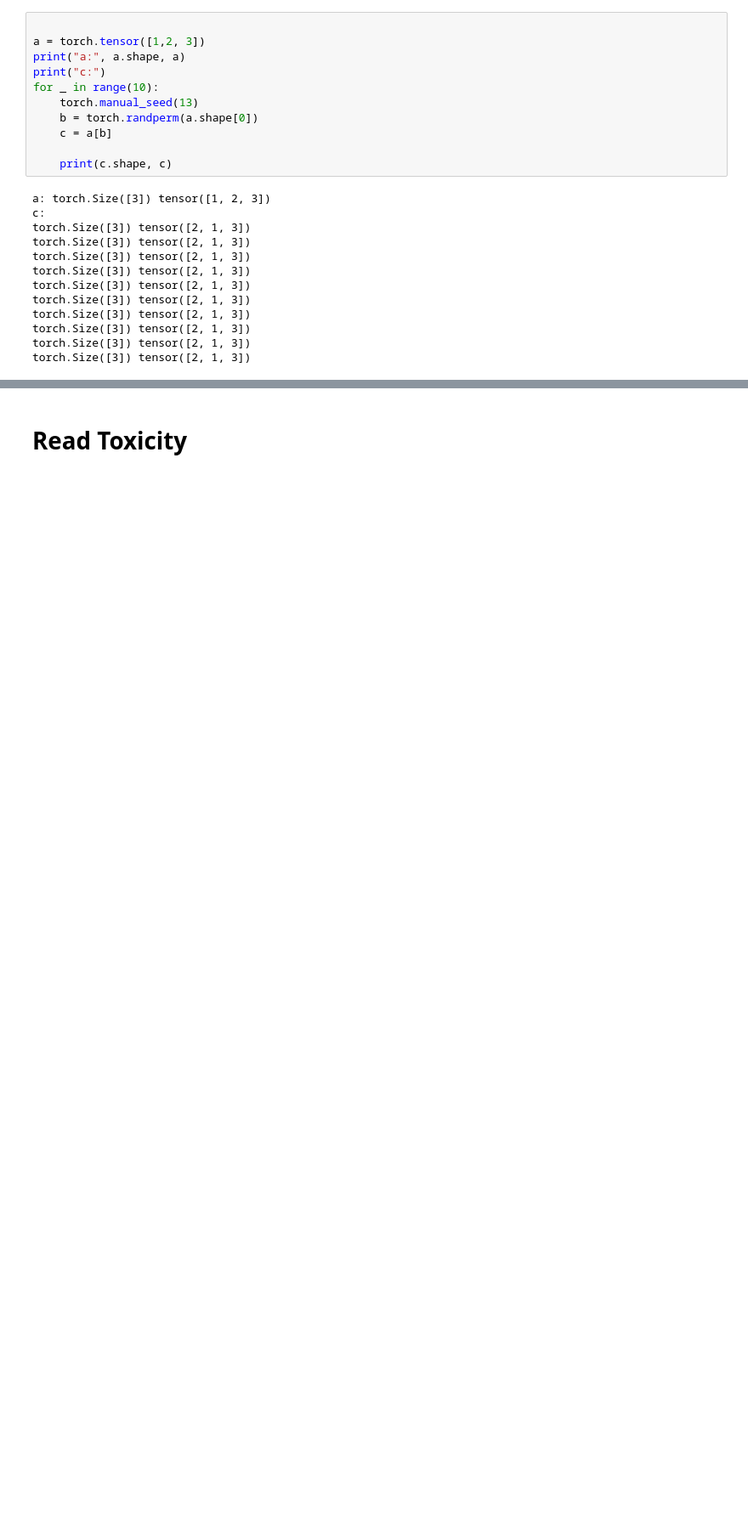
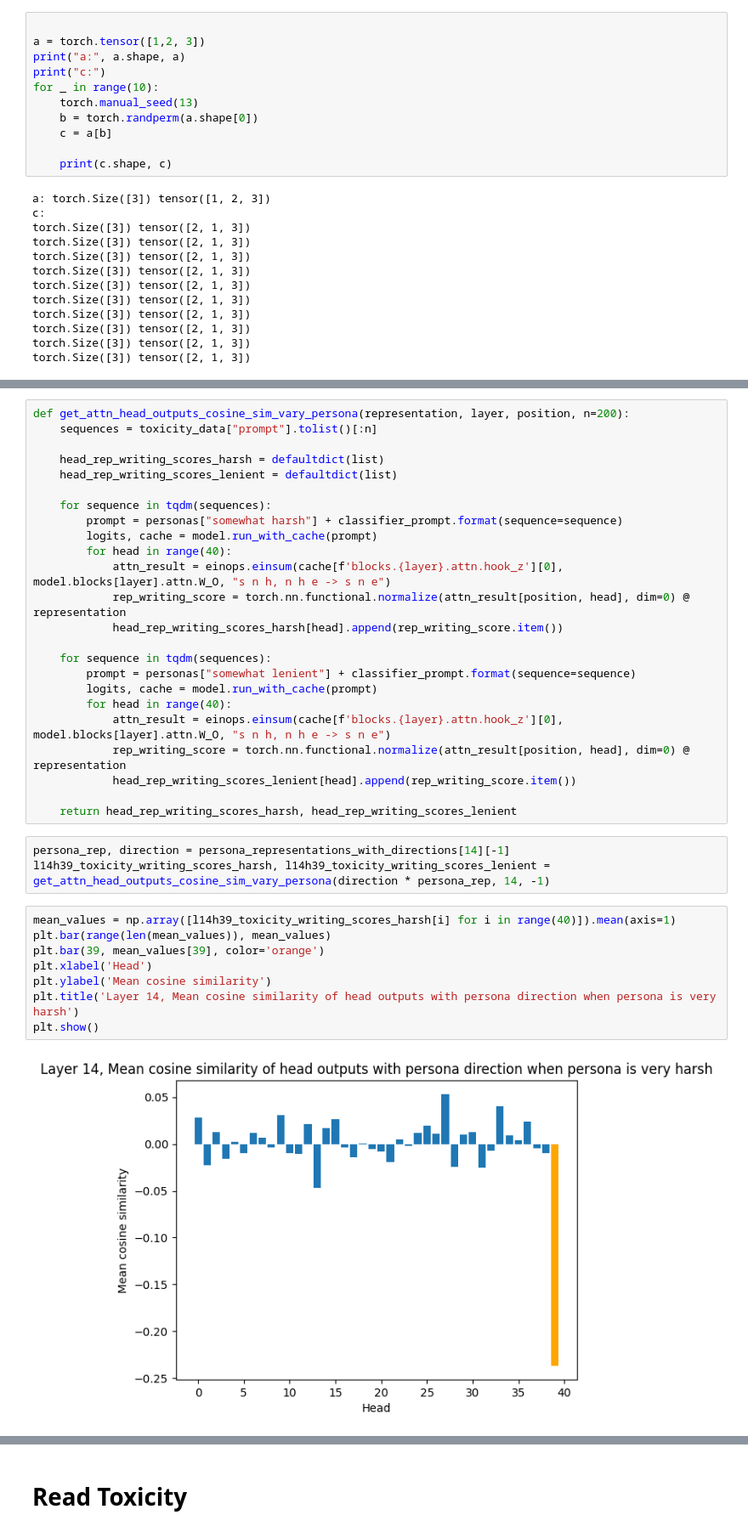
Before and after one commit to abhay-sheshadri/quirky_interp, a Jupyter notebook: evaluate_representation.ipynb, the cells around one changed output, grey strips where cells are left out. Shown at 85% size. Cells and saved outputs as stored; diff of their text form; blank space fills up the shorter version.

```diff
--- a/evaluate_representation.ipynb
+++ b/evaluate_representation.ipynb
@@ -213,0 +272,37 @@ torch.Size([3]) tensor([2, 1, 3])
+# %%
+def get_attn_head_outputs_cosine_sim_vary_persona(representation, layer, position, n=200):
+    sequences = toxicity_data["prompt"].tolist()[:n]
+
+    head_rep_writing_scores_harsh = defaultdict(list)
+    head_rep_writing_scores_lenient = defaultdict(list)
+
+    for sequence in tqdm(sequences):
+        prompt = personas["somewhat harsh"] + classifier_prompt.format(sequence=sequence)
+        logits, cache = model.run_with_cache(prompt)
+        for head in range(40):
+            attn_result = einops.einsum(cache[f'blocks.{layer}.attn.hook_z'][0], model.blocks[layer].attn.W_O, "s n h, n h e -> s n e")
+            rep_writing_score = torch.nn.functional.normalize(attn_result[position, head], dim=0) @ representation
+            head_rep_writing_scores_harsh[head].append(rep_writing_score.item())
+
+    for sequence in tqdm(sequences):
+        prompt = personas["somewhat lenient"] + classifier_prompt.format(sequence=sequence)
+        logits, cache = model.run_with_cache(prompt)
+        for head in range(40):
+            attn_result = einops.einsum(cache[f'blocks.{layer}.attn.hook_z'][0], model.blocks[layer].attn.W_O, "s n h, n h e -> s n e")
+            rep_writing_score = torch.nn.functional.normalize(attn_result[position, head], dim=0) @ representation
+            head_rep_writing_scores_lenient[head].append(rep_writing_score.item())
+
+    return head_rep_writing_scores_harsh, head_rep_writing_scores_lenient
+# %%
+persona_rep, direction = persona_representations_with_directions[14][-1]
+l14h39_toxicity_writing_scores_harsh, l14h39_toxicity_writing_scores_lenient = get_attn_head_outputs_cosine_sim_vary_persona(direction * persona_rep, 14, -1)
+# %%
+mean_values = np.array([l14h39_toxicity_writing_scores_harsh[i] for i in range(40)]).mean(axis=1)
+plt.bar(range(len(mean_values)), mean_values)
+plt.bar(39, mean_values[39], color='orange')
+plt.xlabel('Head')
+plt.ylabel('Mean cosine similarity')
+plt.title('Layer 14, Mean cosine similarity of head outputs with persona direction when persona is very harsh')
+plt.show()
+# %% [output]
+[figure, added]
```
Also changed, not shown: parts of 20 cells of this notebook.
